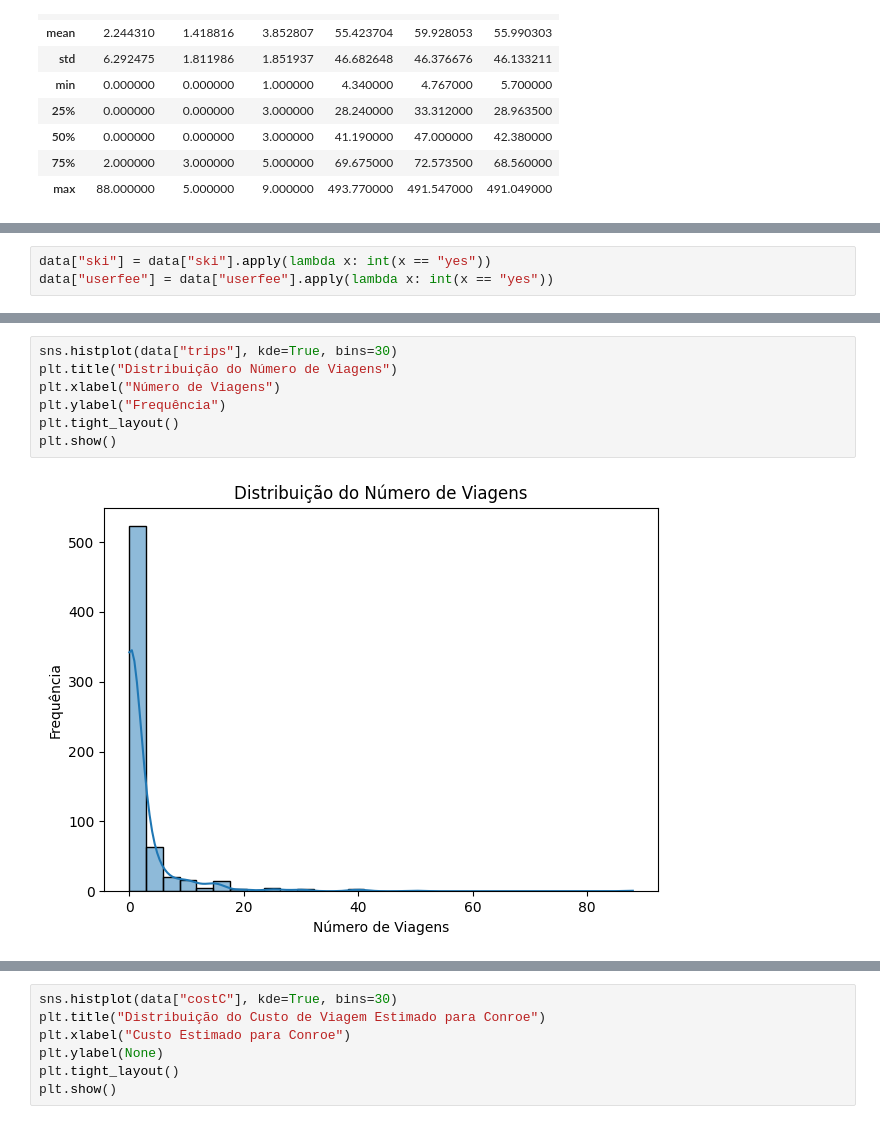
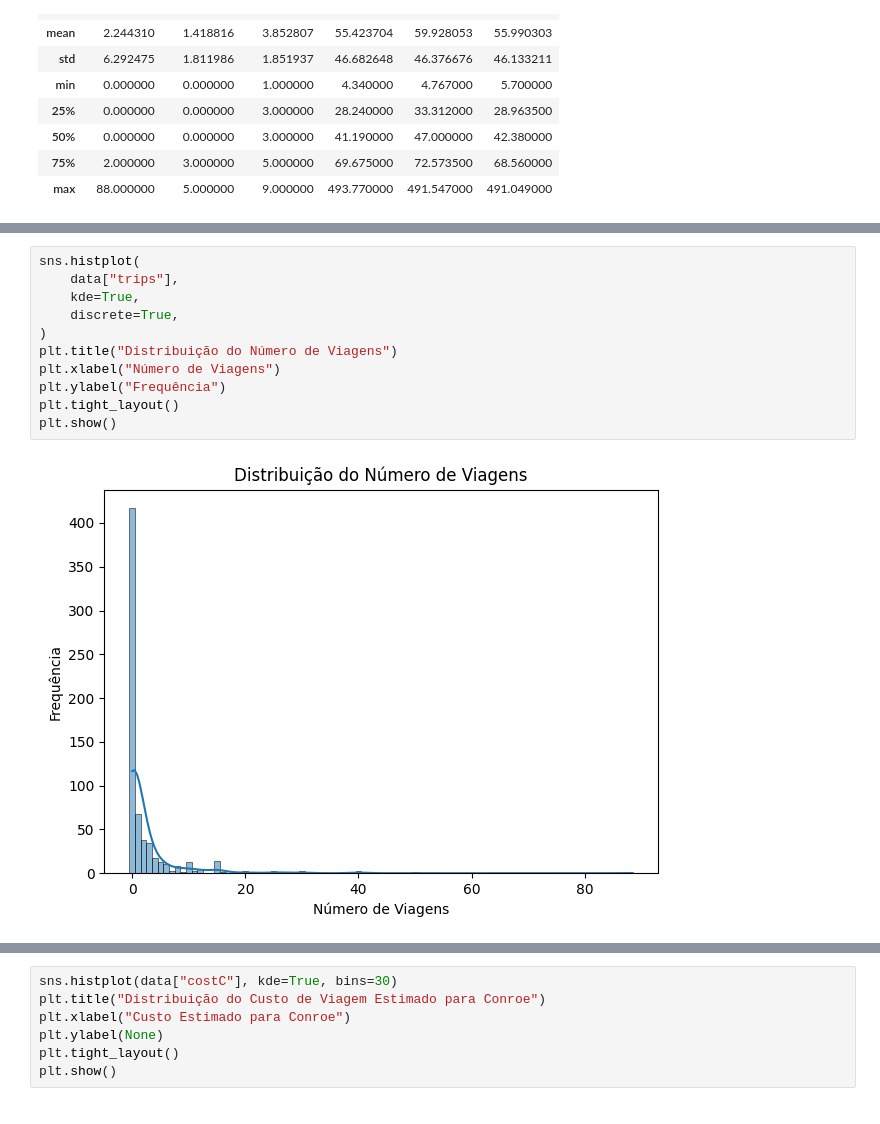
Before and after one commit to scrocha/modelagem-estatistica-A2, a Jupyter notebook: trabalho.ipynb, the cells around one changed output, grey strips where cells are left out. Cells and saved outputs as stored; diff of their text form.

```diff
--- a/trabalho.ipynb
+++ b/trabalho.ipynb
@@ -103,3 +103,0 @@ Name: count, dtype: int64
-# %%
-data["ski"] = data["ski"].apply(lambda x: int(x == "yes"))
-data["userfee"] = data["userfee"].apply(lambda x: int(x == "yes"))
@@ -110,10 +118,14 @@ correlation_matrix = data.corr()
 # %%
-sns.histplot(data["trips"], kde=True, bins=30)
+sns.histplot(
+    data["trips"],
+    kde=True,
+    discrete=True,
+)
 plt.title("Distribuição do Número de Viagens")
 plt.xlabel("Número de Viagens")
 plt.ylabel("Frequência")
 plt.tight_layout()
 plt.show()
 # %% [output]
-[figure, old version]
+[figure, new version]
 # %%
```
Also changed, not shown: parts of 28 cells of this notebook, 1 other file.
